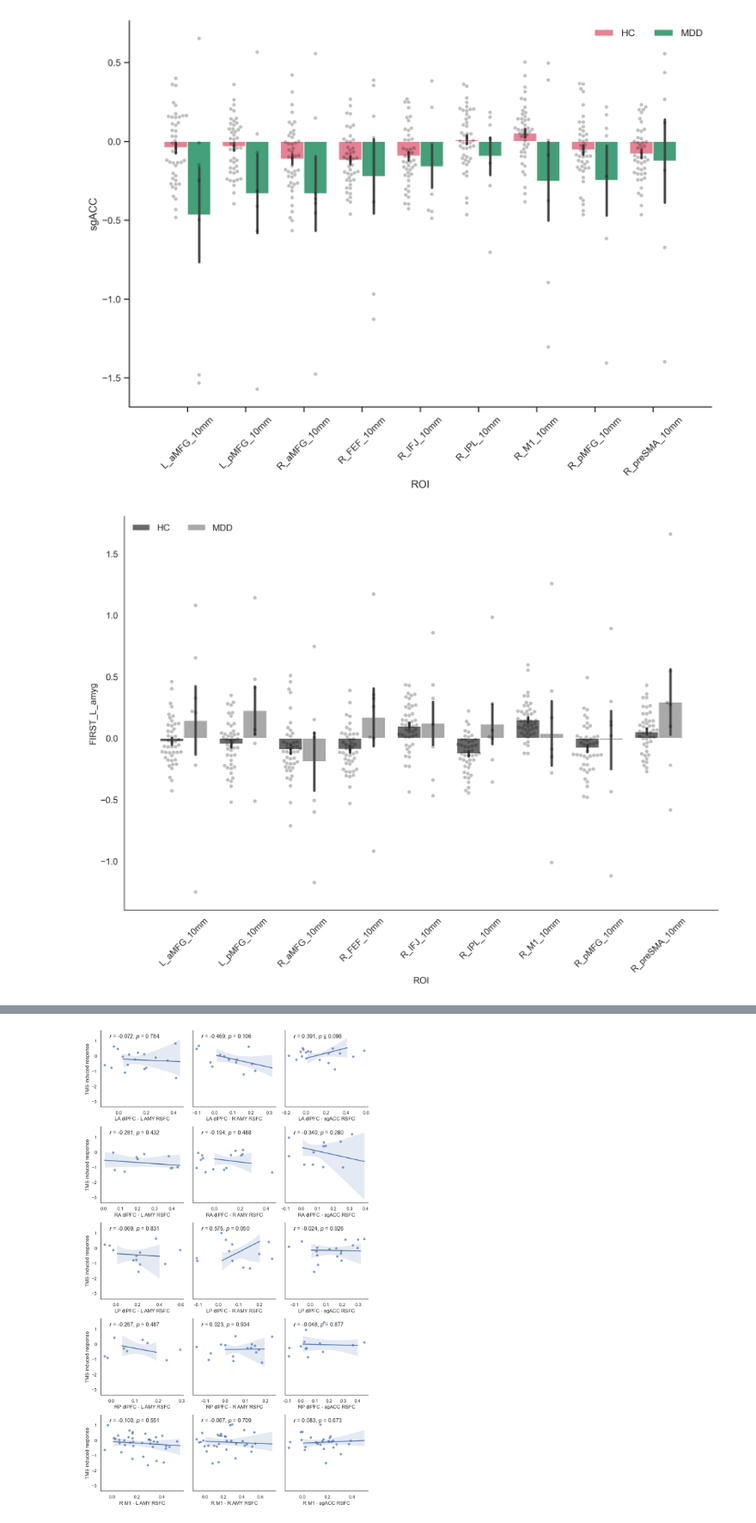
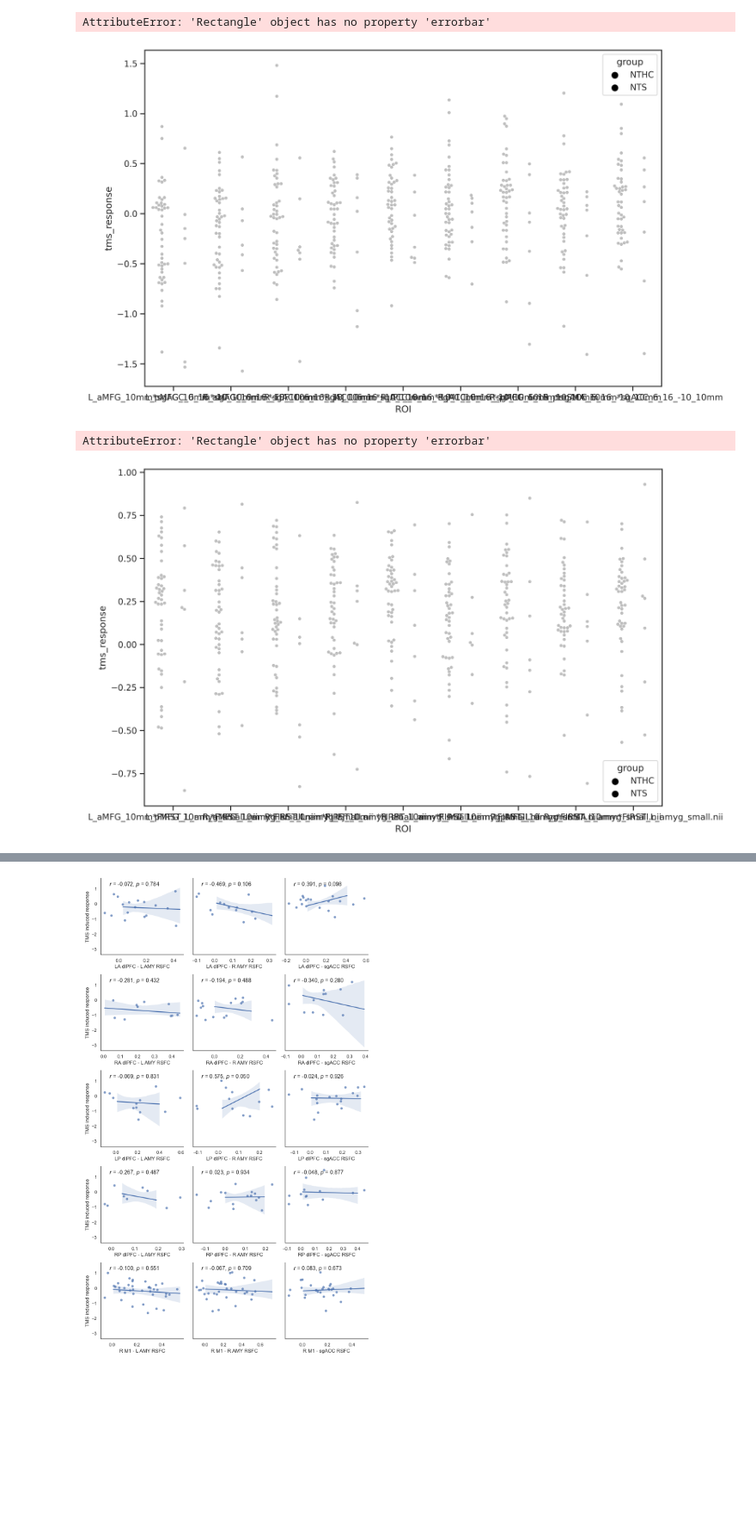
Before and after one commit to NxNiki/tms_fmri, a Jupyter notebook: nts_fmri_project/script03_functional_connectivity.ipynb, the cells around one changed output, grey strips where cells are left out. Shown at 86% size. Cells and saved outputs as stored; diff of their text form; code cells hidden in the pictures; blank space fills up the shorter version.

Commit message:
add common and individual mask for conn data

```diff
--- a/nts_fmri_project/script03_functional_connectivity.ipynb
+++ b/nts_fmri_project/script03_functional_connectivity.ipynb
@@ -126,6 +147,6 @@ df_connectivity.describe()
 # %%
 # ttest:
-df_connectivity = pd.read_csv('out03_functional_connectivity_z.csv')
+df_connectivity = pd.read_csv(output_dir + 'out03_functional_connectivity_z.csv')
 # df_connectivity_long = pd.wide_to_long(df_connectivity, target_list, i="id", j="year")
 
 from scipy.stats import ttest_ind
@@ -148,8 +169,13 @@ def format_table(report):
     return report2
 
 # seed_list = ['sgACC_6_16_-10', 'FIRST_B_amyg_small', 'FIRST_L_amyg_small', 'FIRST_R_amyg_small']
-seed_list = ['sgACC_6_16_-10', 'FIRST_B_amyg', 'FIRST_L_amyg', 'FIRST_R_amyg']
-mask = '_6mm-'
+seed_list = ['sgACC_6_16_-10', 'FIRST_L_amyg', 'FIRST_R_amyg']
+
+seed_list = ['dACC_10mm.nii', 'dACC_6mm.nii',
+             'FIRST_L_amyg_small.nii', 'FIRST_R_amyg_small.nii',
+             'l-dACC_2mm_mask', 'r-dACC_2mm_mask', 'sgACC_6_16_-10_10mm']
+
+mask = '_6mm\*'
 
 test_variables = []
 for seed in seed_list:
@@ -167,9 +193,9 @@ result_hc = result.copy()
 # statistical tests for each roi and roi setting:
 for var in test_variables:
 
-    seed = '-'.join(var.split('-')[1:])
-    target = var.split('-')[0]
+    target = var.split('*')[0]
     target = '_'.join(target.split('_')[:2])
+    seed = var.split('*')[1]
 
     hc = df_connectivity.loc[(df_connectivity['group']=='NTHC') & (~df_connectivity[var].isna()), var]
     mdd = df_connectivity.loc[(df_connectivity['group']=='NTS') & (~df_connectivity[var].isna()), var]
@@ -187,18 +213,16 @@ for var in test_variables:
     result_hc.loc[(seed, "Cohen's d"), target] = cohend
 
 
-
-
-result = format_table(result)
+# result = format_table(result)
 # save results separately for each roi setting:
 # for var in test_variables:
 #     result.loc[(tms, ['t value', 'p value', "Cohen's d"]), :].to_csv(out_file_prefix + 'response_' + var + '.csv')
 
-result.to_csv('out03_ttest' + mask + '.csv')
+result.to_csv(output_dir + 'out03_ttest' + mask + '.csv')
 result.loc[(seed_list, ['p value', "Cohen's d"]), :]
 
-result_hc = format_table(result_hc)
-result_hc.to_csv('out03_ttest_hc' + mask + '.csv')
+# result_hc = format_table(result_hc)
+result_hc.to_csv(output_dir + 'out03_ttest_hc' + mask + '.csv')
 result_hc.loc[(seed_list, ['p value', "Cohen's d"]), :]
 # %% [output]
 |  |  | L_aMFG | R_aMFG | L_pMFG | R_pMFG | R_IFJ | R_FEF | R_M1 | R_preSMA | R_IPL |
@@ -270,30 +300,31 @@ def make_plot(plot_data, ylabel, xticklabel):
 # %%
 sns.set_style(style='white')
 sns.set_style("ticks")
 
 # 6mm mask:
-mask = '_10mm-'
+mask = '_10mm\*'
 seed = 'sgACC'
 
 plot_x_order = [x for x in df_connectivity.columns if re.search(mask, x) and re.search(seed, x)]
 cols_select = ["subject_id", "group"] + plot_x_order
 xtick_label = [x.split('-')[0] for x in plot_x_order]
 
 data_plot = pd.melt(df_connectivity[cols_select],
                     id_vars=["subject_id", "group"],
                     value_vars=plot_x_order,
                     var_name="ROI",
                     value_name="tms_response")
 
 fig = make_plot(data_plot, seed, xtick_label)
 # %% [output]
+AttributeError: 'Rectangle' object has no property 'errorbar'
-[figure, old version]
+[figure, new version]
 # %%
 sns.set_style(style='white')
 sns.set_style("ticks")
 
 # mask:
-mask = '_10mm-'
+mask = '_10mm\*'
 seed = 'FIRST_L_amyg'
 
 plot_x_order = [x for x in df_connectivity.columns if re.search(mask, x) and re.search(seed, x)]
@@ -308,5 +339,6 @@ data_plot = pd.melt(df_connectivity[cols_select],
 
 fig = make_plot(data_plot, seed, xtick_label)
 # %% [output]
+AttributeError: 'Rectangle' object has no property 'errorbar'
-[figure, old version]
+[figure, new version]
 # %%
```
Also changed, not shown: parts of 10 cells of this notebook, 9 other files.
